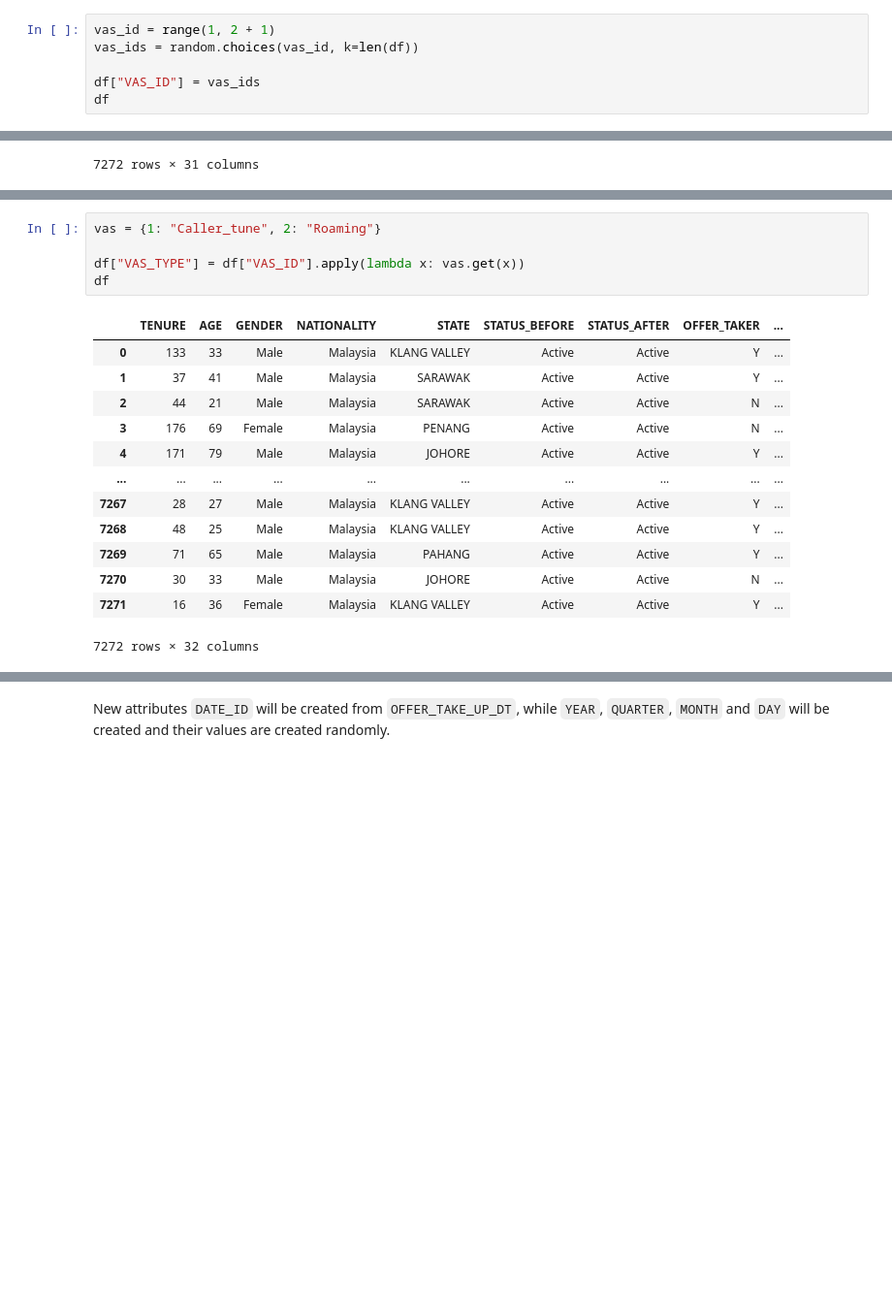
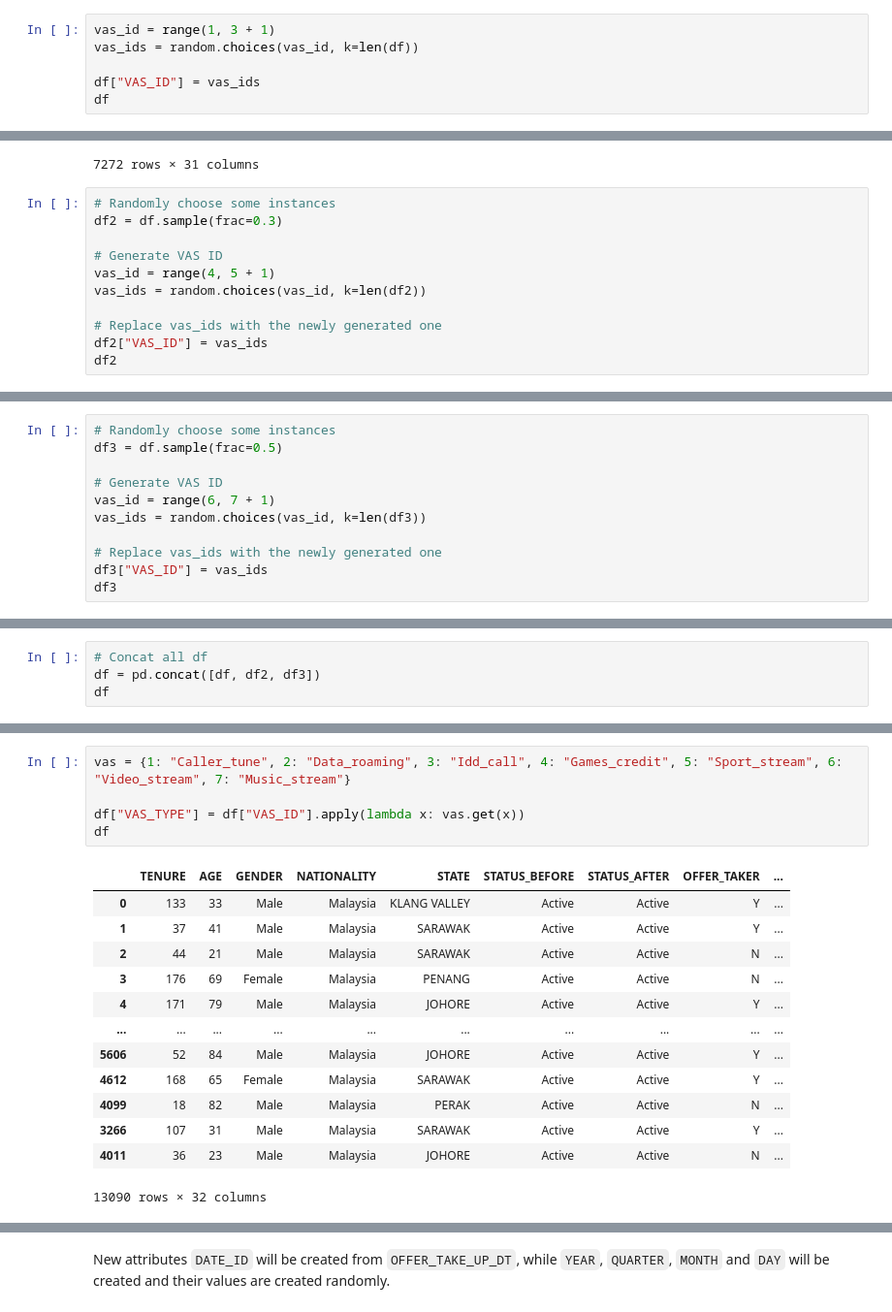
Before and after one commit to yuenherny/um-wqd7005-telco-campaign-analysis, a Jupyter notebook: Midterm.ipynb, the cells around one changed output, grey strips where cells are left out. Shown at 97% size. Cells and saved outputs as stored; diff of their text form; blank space fills up the shorter version.

```diff
--- a/Midterm.ipynb
+++ b/Midterm.ipynb
@@ -173,5 +182,5 @@ New attributes `VAS_ID` and `VAS_TYPE` will be created and their values are crea
 # %%
-vas_id = range(1, 2 + 1)
+vas_id = range(1, 3 + 1)
 vas_ids = random.choices(vas_id, k=len(df))
 
 df["VAS_ID"] = vas_ids
@@ -190,3 +199,14 @@ df
 | 7270 | 30 | 33 | Male | Malaysia | JOHORE | Active | Active | N | ... |
 | 7271 | 16 | 36 | Female | Malaysia | KLANG VALLEY | Active | Active | Y | ... |
 7272 rows × 31 columns
+# %%
+# Randomly choose some instances
+df2 = df.sample(frac=0.3)
+
+# Generate VAS ID
+vas_id = range(4, 5 + 1)
+vas_ids = random.choices(vas_id, k=len(df2))
+
+# Replace vas_ids with the newly generated one
+df2["VAS_ID"] = vas_ids
+df2
@@ -192,0 +227,11 @@ df
+# %%
+# Randomly choose some instances
+df3 = df.sample(frac=0.5)
+
+# Generate VAS ID
+vas_id = range(6, 7 + 1)
+vas_ids = random.choices(vas_id, k=len(df3))
+
+# Replace vas_ids with the newly generated one
+df3["VAS_ID"] = vas_ids
+df3
@@ -192,0 +252,4 @@ df
+# %%
+# Concat all df
+df = pd.concat([df, df2, df3])
+df
@@ -193,19 +270,19 @@ df
 # %%
-vas = {1: "Caller_tune", 2: "Roaming"}
+vas = {1: "Caller_tune", 2: "Data_roaming", 3: "Idd_call", 4: "Games_credit", 5: "Sport_stream", 6: "Video_stream", 7: "Music_stream"}
 
 df["VAS_TYPE"] = df["VAS_ID"].apply(lambda x: vas.get(x))
 df
 # %% [output]
 |  | TENURE | AGE | GENDER | NATIONALITY | STATE | STATUS_BEFORE | STATUS_AFTER | OFFER_TAKER | ... |
 | 0 | 133 | 33 | Male | Malaysia | KLANG VALLEY | Active | Active | Y | ... |
 | 1 | 37 | 41 | Male | Malaysia | SARAWAK | Active | Active | Y | ... |
 | 2 | 44 | 21 | Male | Malaysia | SARAWAK | Active | Active | N | ... |
 | 3 | 176 | 69 | Female | Malaysia | PENANG | Active | Active | N | ... |
 | 4 | 171 | 79 | Male | Malaysia | JOHORE | Active | Active | Y | ... |
 | ... | ... | ... | ... | ... | ... | ... | ... | ... | ... |
-| 7267 | 28 | 27 | Male | Malaysia | KLANG VALLEY | Active | Active | Y | ... |
-| 7268 | 48 | 25 | Male | Malaysia | KLANG VALLEY | Active | Active | Y | ... |
-| 7269 | 71 | 65 | Male | Malaysia | PAHANG | Active | Active | Y | ... |
-| 7270 | 30 | 33 | Male | Malaysia | JOHORE | Active | Active | N | ... |
-| 7271 | 16 | 36 | Female | Malaysia | KLANG VALLEY | Active | Active | Y | ... |
+| 5606 | 52 | 84 | Male | Malaysia | JOHORE | Active | Active | Y | ... |
+| 4612 | 168 | 65 | Female | Malaysia | SARAWAK | Active | Active | Y | ... |
+| 4099 | 18 | 82 | Male | Malaysia | PERAK | Active | Active | N | ... |
+| 3266 | 107 | 31 | Male | Malaysia | SARAWAK | Active | Active | Y | ... |
+| 4011 | 36 | 23 | Male | Malaysia | JOHORE | Active | Active | N | ... |
-7272 rows × 32 columns
+13090 rows × 32 columns
```
Also changed, not shown: parts of 18 cells of this notebook, 4 other files.
